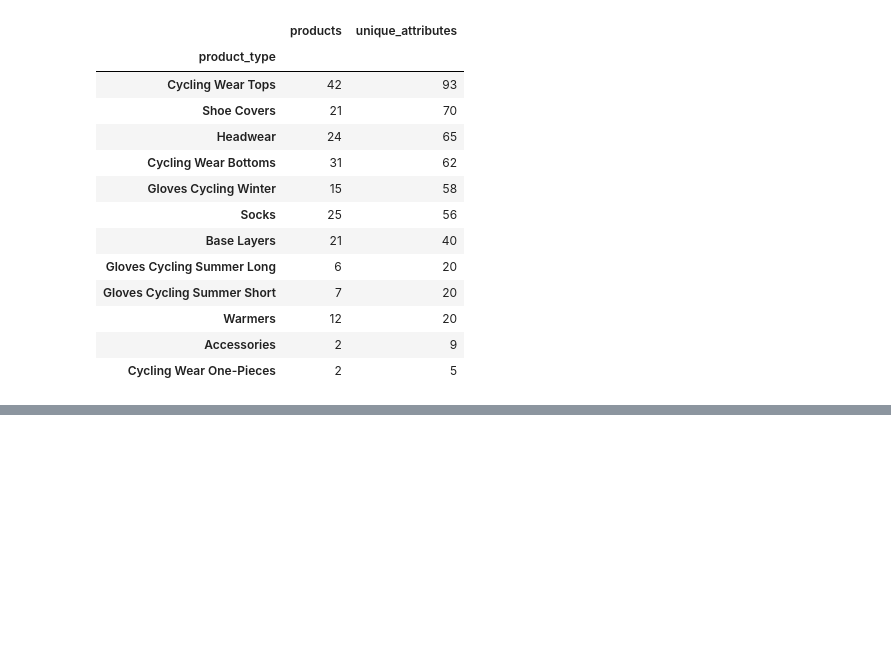
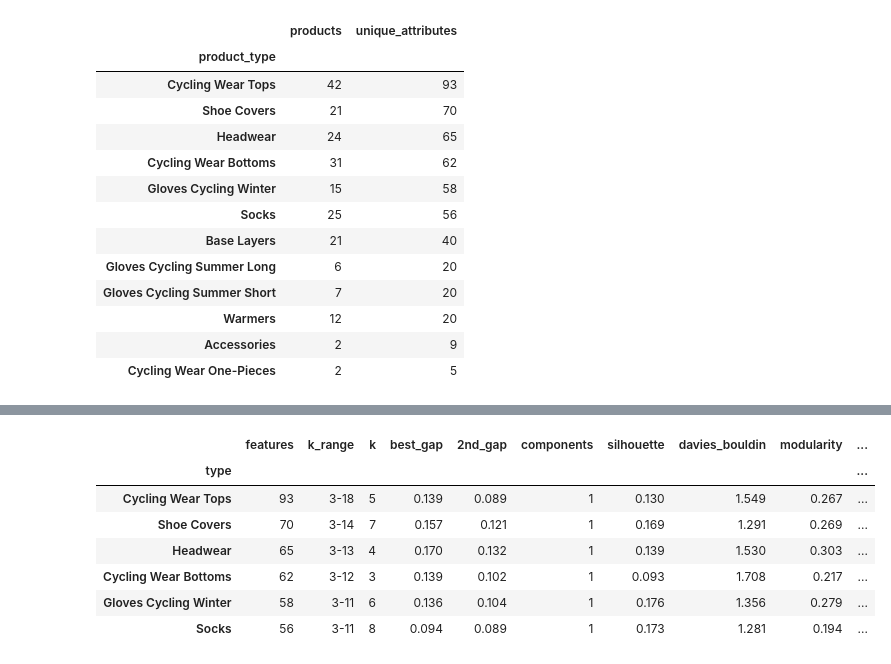
Before and after one commit to dumitritamacarenco/CTFDS-Project, a Jupyter notebook: spectral_clustering_filtered.ipynb, the cells around one changed output, grey strips where cells are left out. Saved outputs shown, nothing was run; the diff lists cells and outputs as text; code cells hidden in the pictures; blank space fills up the shorter version.

```diff
--- a/spectral_clustering_filtered.ipynb
+++ b/spectral_clustering_filtered.ipynb
@@ -179,0 +187,13 @@ Cluster 2: DWR treatment (11 attributes)
+# %%
+from sklearn.metrics import silhouette_score
+
+D_chk = 1 - S
+np.fill_diagonal(D_chk, 0)
+
+print(f"{'k':>3} {'gap':>8} {'silhouette':>11} {'smallest':>9}")
+for k_ in range(K_MIN, K_MAX + 1):
+    U = eigenvectors[:, :k_]
+    U = U / np.maximum(np.linalg.norm(U, axis=1, keepdims=True), 1e-12)
+    lab = KMeans(n_clusters=k_, n_init=10, random_state=SEED).fit_predict(U)
+    sil = silhouette_score(D_chk, lab, metric="precomputed")
+    print(f"{k_:>3} {gaps[k_ - 1]:>8.4f} {sil:>11.3f} {min(Counter(lab).values()):>9}")
@@ -238,0 +368,87 @@ display(HTML(figure.to_html(full_html=False, include_plotlyjs="cdn")))
+# %%
+TYPES = ["Cycling Wear Tops", "Shoe Covers", "Headwear",
+         "Cycling Wear Bottoms", "Gloves Cycling Winter", "Socks"]
+
+with np.load("data/similarity.npz") as data:
+    S_all = data["similarity"]
+    titles_all = data["titles"].tolist()
+
+gen = pd.read_csv("data/full_spectral_labels.csv")
+assert gen["Attribute"].tolist() == titles_all
+gen_lab = gen["Cluster"].to_numpy()
+gen_cluster_of = dict(zip(titles_all, gen_lab))
+gen_name = {}
+for c in np.unique(gen_lab):
+    idx = np.where(gen_lab == c)[0]
+    gen_name[c] = titles_all[idx[S_all[np.ix_(idx, idx)].sum(axis=1).argmax()]]
+
+
+def scores(S_c, lab):
+    D_c = 1 - S_c
+    np.fill_diagonal(D_c, 0)
+    G_c = S_c.copy()
+    np.fill_diagonal(G_c, 0)
+    cl = list(np.unique(lab))
+    centre = {c: np.where(lab == c)[0][D_c[np.ix_(lab == c, lab == c)].sum(axis=1).argmin()] for c in cl}
+    spread = np.array([D_c[lab == c, centre[c]].mean() for c in cl])
+    centres = [centre[c] for c in cl]
+    sep = D_c[np.ix_(centres, centres)] + np.diag([np.inf] * len(cl))
+    db = float(((spread[:, None] + spread[None, :]) / sep).max(axis=1).mean())
+    deg = G_c.sum(axis=1)
+    same = lab[:, None] == lab[None, :]
+    mod = float(((G_c - np.outer(deg, deg) / deg.sum()) * same).sum() / deg.sum())
+    sil = float(silhouette_score(D_c, lab, metric="precomputed"))
+    out = int((silhouette_samples(D_c, lab, metric="precomputed") < 0).sum())
+    return sil, db, mod, out
+
+
+rows, details = [], {}
+for cat in TYPES:
+    attrs = set(products.loc[products["product_type"] == cat, "titles"].explode())
+    idx_keep = [i for i, a in enumerate(titles_all) if a in attrs]
+    S_c = S_all[np.ix_(idx_keep, idx_keep)]
+    names = [titles_all[i] for i in idx_keep]
+    n_c = len(names)
+    k_min, k_max = 3, n_c // 5
+
+    aff = build_affinity(S_c, 8)
+    ev, evec = spectral_embedding(aff, k_max + 1)
+    g = np.diff(ev)
+    window = g[k_min - 1:k_max]
+    k = int(np.argmax(window) + k_min)
+    second = float(np.sort(window)[-2])
+    comps, _ = connected_components(aff > 0, directed=False)
+
+    emb = evec[:, :k]
+    emb = emb / np.maximum(np.linalg.norm(emb, axis=1, keepdims=True), 1e-12)
+    lab = KMeans(n_clusters=k, n_init=10, random_state=SEED).fit_predict(emb)
+    sil, db, mod, out = scores(S_c, lab)
+    sizes = Counter(lab)
+
+    rows.append({"type": cat, "features": n_c, "k_range": f"{k_min}-{k_max}", "k": k,
+                 "best_gap": round(float(window.max()), 3), "2nd_gap": round(second, 3),
+                 "components": comps, "silhouette": round(sil, 3), "davies_bouldin": round(db, 3),
+                 "modularity": round(mod, 3), "outliers": out,
+                 "smallest": min(sizes.values()), "largest": max(sizes.values())})
+
+    lines = []
+    for c in sorted(sizes, key=lambda c: -sizes[c]):
+        members = np.where(lab == c)[0]
+        medoid = names[members[S_c[np.ix_(members, members)].sum(axis=1).argmax()]]
+        origin = Counter(gen_name[gen_cluster_of[names[i]]] for i in members).most_common(1)[0]
+        lines.append(f"  {medoid} ({len(members)}): {origin[1]}/{len(members)} from general '{origin[0]}'")
+    details[cat] = lines
+
+display(pd.DataFrame(rows).set_index("type"))
+for cat, lines in details.items():
+    print(f"\n{cat}")
+    print("\n".join(lines))
+# %% [output]
+|  | features | k_range | k | best_gap | 2nd_gap | components | silhouette | davies_bouldin | modularity | ... |
+| type |  |  |  |  |  |  |  |  |  | ... |
+| Cycling Wear Tops | 93 | 3-18 | 5 | 0.139 | 0.089 | 1 | 0.130 | 1.549 | 0.267 | ... |
+| Shoe Covers | 70 | 3-14 | 7 | 0.157 | 0.121 | 1 | 0.169 | 1.291 | 0.269 | ... |
+| Headwear | 65 | 3-13 | 4 | 0.170 | 0.132 | 1 | 0.139 | 1.530 | 0.303 | ... |
+| Cycling Wear Bottoms | 62 | 3-12 | 3 | 0.139 | 0.102 | 1 | 0.093 | 1.708 | 0.217 | ... |
+| Gloves Cycling Winter | 58 | 3-11 | 6 | 0.136 | 0.104 | 1 | 0.176 | 1.356 | 0.279 | ... |
+| Socks | 56 | 3-11 | 8 | 0.094 | 0.089 | 1 | 0.173 | 1.281 | 0.194 | ... |
```
Also changed, not shown: parts of 17 cells of this notebook, 2 other files.
